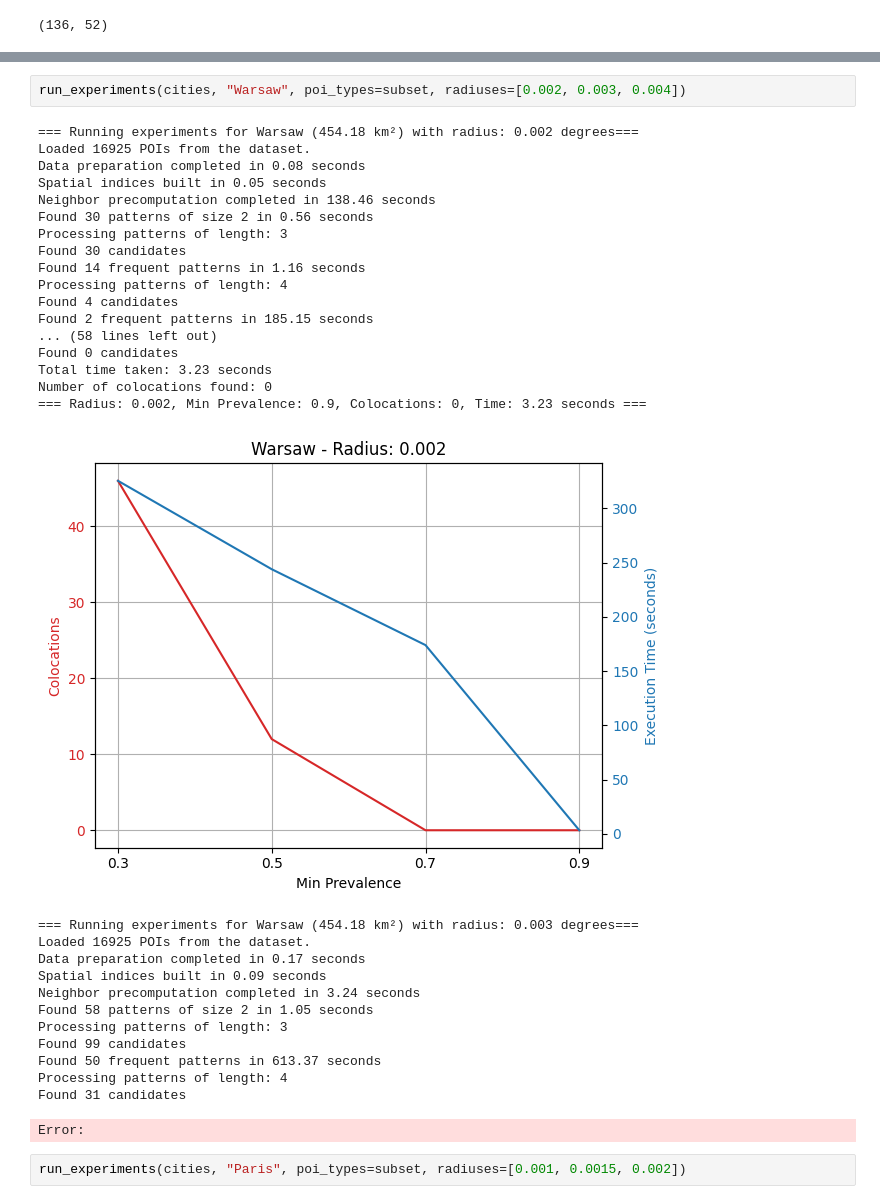
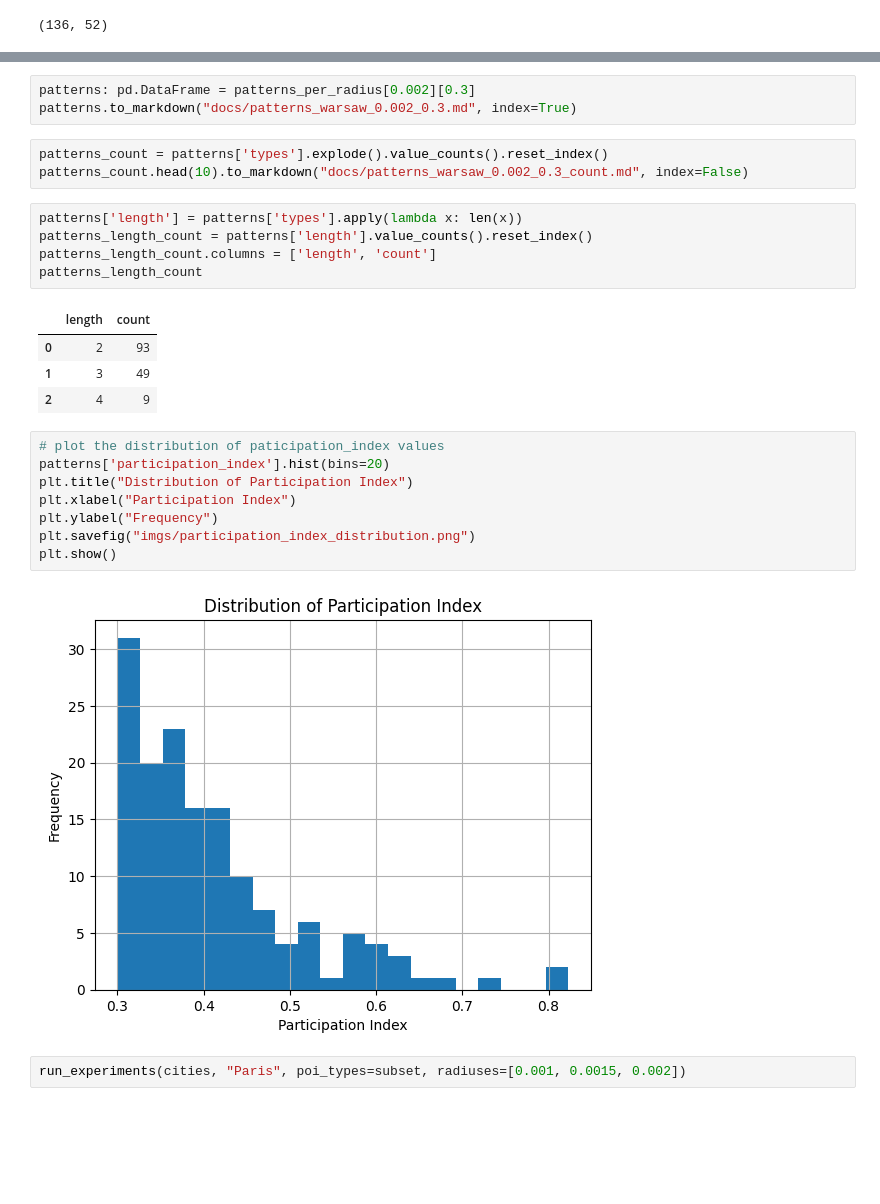
Before and after one commit to kklassa/spatial-colocation-patterns, a Jupyter notebook: experiments.ipynb, the cells around one changed output, grey strips where cells are left out. Drawn from its saved outputs; the diff is of its cells as text; blank space fills up the shorter version.

```diff
--- a/experiments.ipynb
+++ b/experiments.ipynb
@@ -312,36 +305,29 @@ KeyboardInterrupt
-# %%
-run_experiments(cities, "Warsaw", poi_types=subset, radiuses=[0.002, 0.003, 0.004])
-# %% [output]
-=== Running experiments for Warsaw (454.18 km²) with radius: 0.002 degrees===
-Loaded 16925 POIs from the dataset.
-Data preparation completed in 0.08 seconds
-Spatial indices built in 0.05 seconds
-Neighbor precomputation completed in 138.46 seconds
-Found 30 patterns of size 2 in 0.56 seconds
-Processing patterns of length: 3
-Found 30 candidates
-Found 14 frequent patterns in 1.16 seconds
-Processing patterns of length: 4
-Found 4 candidates
-Found 2 frequent patterns in 185.15 seconds
-... (58 lines left out)
-Found 0 candidates
-Total time taken: 3.23 seconds
-Number of colocations found: 0
-=== Radius: 0.002, Min Prevalence: 0.9, Colocations: 0, Time: 3.23 seconds ===
-[figure, removed]
-=== Running experiments for Warsaw (454.18 km²) with radius: 0.003 degrees===
-Loaded 16925 POIs from the dataset.
-Data preparation completed in 0.17 seconds
-Spatial indices built in 0.09 seconds
-Neighbor precomputation completed in 3.24 seconds
-Found 58 patterns of size 2 in 1.05 seconds
-Processing patterns of length: 3
-Found 99 candidates
-Found 50 frequent patterns in 613.37 seconds
-Processing patterns of length: 4
-Found 31 candidates
-Error:
+# %%
+patterns: pd.DataFrame = patterns_per_radius[0.002][0.3]
+patterns.to_markdown("docs/patterns_warsaw_0.002_0.3.md", index=True)
+# %%
+patterns_count = patterns['types'].explode().value_counts().reset_index()
+patterns_count.head(10).to_markdown("docs/patterns_warsaw_0.002_0.3_count.md", index=False)
+# %%
+patterns['length'] = patterns['types'].apply(lambda x: len(x))
+patterns_length_count = patterns['length'].value_counts().reset_index()
+patterns_length_count.columns = ['length', 'count']
+patterns_length_count
+# %% [output]
+|  | length | count |
+| 0 | 2 | 93 |
+| 1 | 3 | 49 |
+| 2 | 4 | 9 |
+# %%
+# plot the distribution of paticipation_index values
+patterns['participation_index'].hist(bins=20)
+plt.title("Distribution of Participation Index")
+plt.xlabel("Participation Index")
+plt.ylabel("Frequency")
+plt.savefig("imgs/participation_index_distribution.png")
+plt.show()
+# %% [output]
+[figure, added]
 # %%
 run_experiments(cities, "Paris", poi_types=subset, radiuses=[0.001, 0.0015, 0.002])
 # %% [output]
```
Also changed, not shown: parts of 3 cells of this notebook, 2 other files.
